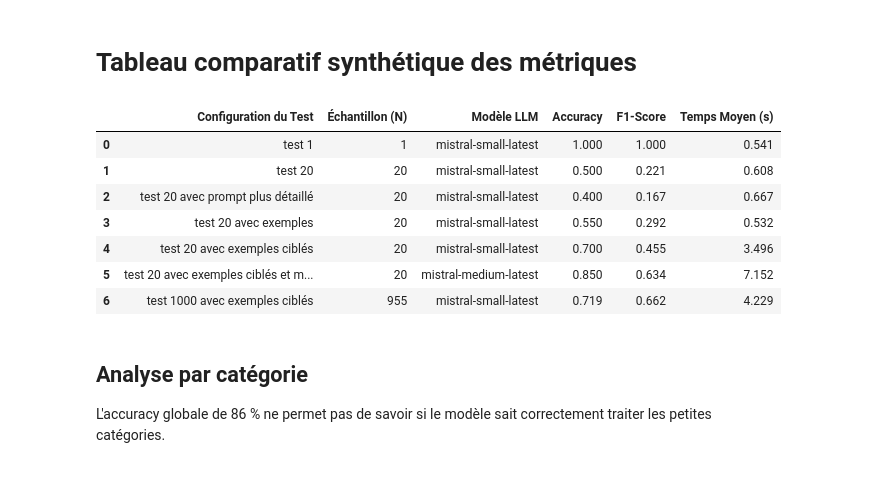
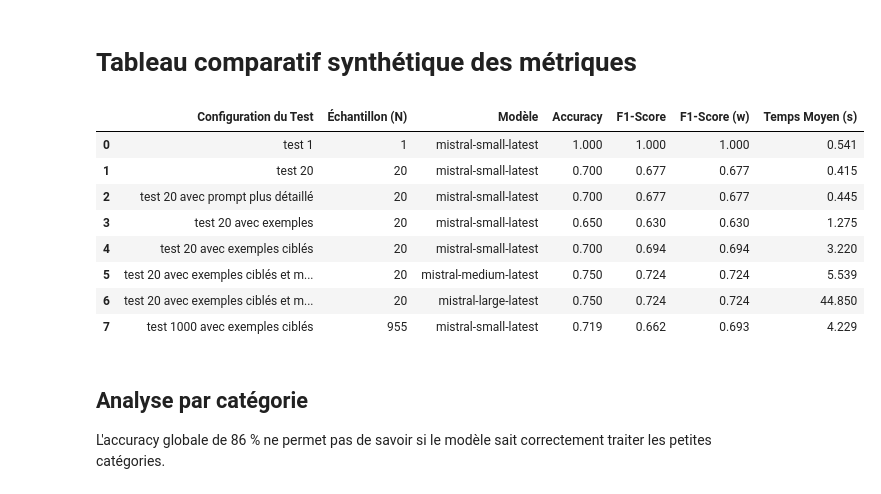
Before and after one commit to Ace4teaM/OCR-ZenAssist, a Jupyter notebook: 2_approche_llm.ipynb, the cells around one changed output. Saved outputs shown, nothing was run; the diff lists cells and outputs as text; code cells hidden in the pictures.

Commit message:
réalise plusieurs tests de paramétrages

```diff
--- a/2_approche_llm.ipynb
+++ b/2_approche_llm.ipynb
@@ -615,7 +640,8 @@ results = load_results(results_path)
 
 if len(results) == 0:
     print("Démarre le test:", name)
-    indices = X_test.index[:20]
+    indices = sampling(20, y_test)
+    print(y_test.loc[indices]["Tag"].value_counts())
     results = test(indices, additional_prompt, model=model)
     save_results(results, results_path)
 
@@ -748,7 +771,8 @@ results = load_results(results_path)
 if len(results) == 0:
     print("Démarre le test:", name)
 
-    indices = X_test.index[:20]
+    indices = sampling(20, y_test)
+    print(y_test.loc[indices]["Tag"].value_counts())
     results = test(indices, create_samples, model=model)
     save_results(results, results_path)
 
@@ -798,15 +820,16 @@ from metrics import (
 # Test
 # ----------------------------------------------------------------
 
-name = "test 20 avec exemples ciblés et modèle large"
-model = os.environ["MISTRAL_LARGE_MODEL"]
+name = "test 20 avec exemples ciblés et modèle medium"
+model = os.environ["MISTRAL_MEDIUM_MODEL"]
 results_path = Path("tests", name + ".pkl")
 results = load_results(results_path)
 
 if len(results) == 0:
     print("Démarre le test:", name)
 
-    indices = X_test.index[:20]
+    indices = sampling(20, y_test)
+    print(y_test.loc[indices]["Tag"].value_counts())
     results = test(indices, create_samples, model=model)
     save_results(results, results_path)
 
@@ -847,19 +927,8 @@ Tokens:
 Evalue le système sur un échantillonnage plus important et affiche les metriques
 (le test peut être exécuté en plusieurs fois)
 # %%
-
-# Sélectionne un nombre equitable d'éléments dans chaque catégorie (évite d'ignorer catégories peut représenté)
 max_results = 1000
-n_per_category = max_results // len(categories)
-
-samples = (
-    y_test.groupby("Tag", group_keys=False)
-    .apply(lambda x: x.sample(
-        n=min(len(x), n_per_category),
-        random_state=42
-    ))
-).index
-
+samples = sampling(max_results, y_test)
 print(y_test.loc[samples]["Tag"].value_counts())
 # %% [output]
 Tag
@@ -964,30 +1018,33 @@ Tokens:
 # %%
 global_metrics_df = pd.DataFrame(
     global_metrics,
-    columns=["Name", "Samples", "Method", "Accuracy", "F1 (macro)", "Temps moyen (s)"]
+    columns=["Name", "Samples", "Method", "Accuracy", "F1 (macro)", "F1 (weighted)", "Temps moyen (s)"]
     )
 
 global_metrics_df = global_metrics_df.rename(columns={
     "Name" : "Configuration du Test",
     "Samples" : "Échantillon (N)",
-    "Method" : "Modèle LLM",
+    "Method" : "Modèle",
     "Accuracy": "Accuracy",
-    "F1 (macro)": "F1-Score",
+    "F1 (macro)": "F1-Score (m)",
+    "F1 (weighted)": "F1-Score (w)",
     "Temps moyen (s)" : "Temps Moyen (s)"
 })
+
 
 pd.set_option("display.float_format", "{:,.3f}".format)
 
 global_metrics_df
 # %% [output]
-|  | Configuration du Test | Échantillon (N) | Modèle LLM | Accuracy | F1-Score | Temps Moyen (s) |
-| 0 | test 1 | 1 | mistral-small-latest | 1.000 | 1.000 | 0.541 |
-| 1 | test 20 | 20 | mistral-small-latest | 0.500 | 0.221 | 0.608 |
-| 2 | test 20 avec prompt plus détaillé | 20 | mistral-small-latest | 0.400 | 0.167 | 0.667 |
-| 3 | test 20 avec exemples | 20 | mistral-small-latest | 0.550 | 0.292 | 0.532 |
-| 4 | test 20 avec exemples ciblés | 20 | mistral-small-latest | 0.700 | 0.455 | 3.496 |
-| 5 | test 20 avec exemples ciblés et m... | 20 | mistral-medium-latest | 0.850 | 0.634 | 7.152 |
-| 6 | test 1000 avec exemples ciblés | 955 | mistral-small-latest | 0.719 | 0.662 | 4.229 |
+|  | Configuration du Test | Échantillon (N) | Modèle | Accuracy | F1-Score | F1-Score (w) | Temps Moyen (s) |
+| 0 | test 1 | 1 | mistral-small-latest | 1.000 | 1.000 | 1.000 | 0.541 |
+| 1 | test 20 | 20 | mistral-small-latest | 0.700 | 0.677 | 0.677 | 0.415 |
+| 2 | test 20 avec prompt plus détaillé | 20 | mistral-small-latest | 0.700 | 0.677 | 0.677 | 0.445 |
+| 3 | test 20 avec exemples | 20 | mistral-small-latest | 0.650 | 0.630 | 0.630 | 1.275 |
+| 4 | test 20 avec exemples ciblés | 20 | mistral-small-latest | 0.700 | 0.694 | 0.694 | 3.220 |
+| 5 | test 20 avec exemples ciblés et m... | 20 | mistral-medium-latest | 0.750 | 0.724 | 0.724 | 5.539 |
+| 6 | test 20 avec exemples ciblés et m... | 20 | mistral-large-latest | 0.750 | 0.724 | 0.724 | 44.850 |
+| 7 | test 1000 avec exemples ciblés | 955 | mistral-small-latest | 0.719 | 0.662 | 0.693 | 4.229 |
 # %% [markdown]
 ## Analyse par catégorie
 
```
Also changed, not shown: parts of 16 cells of this notebook, 8 other files.
